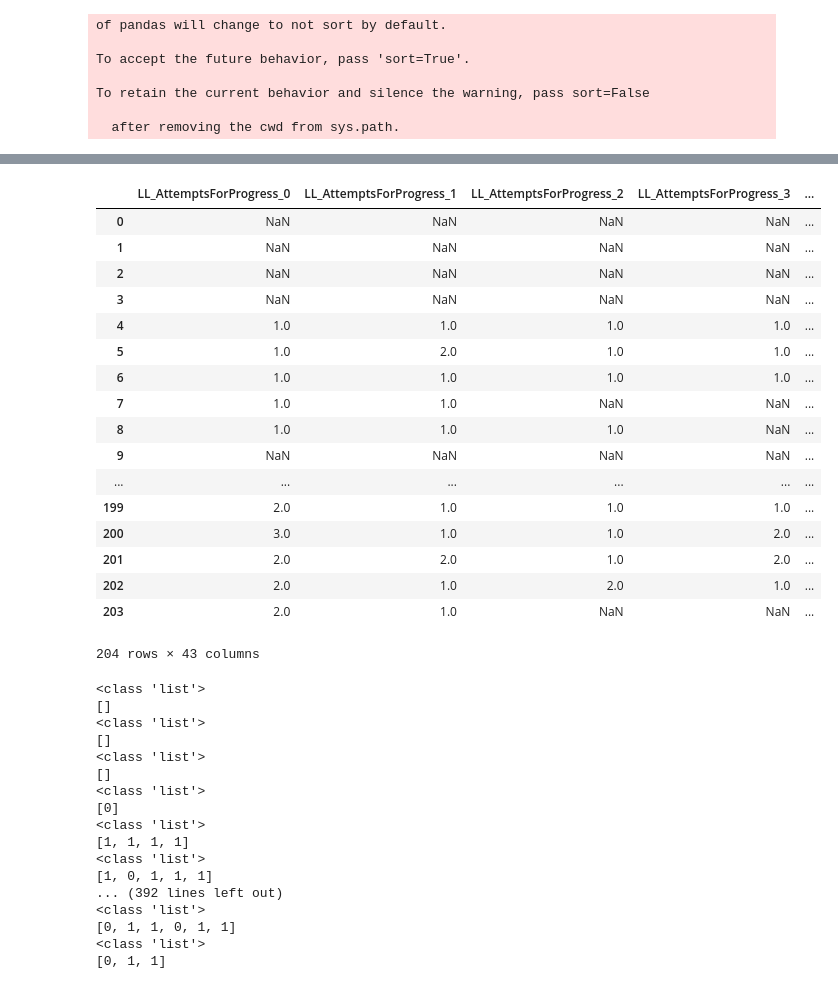
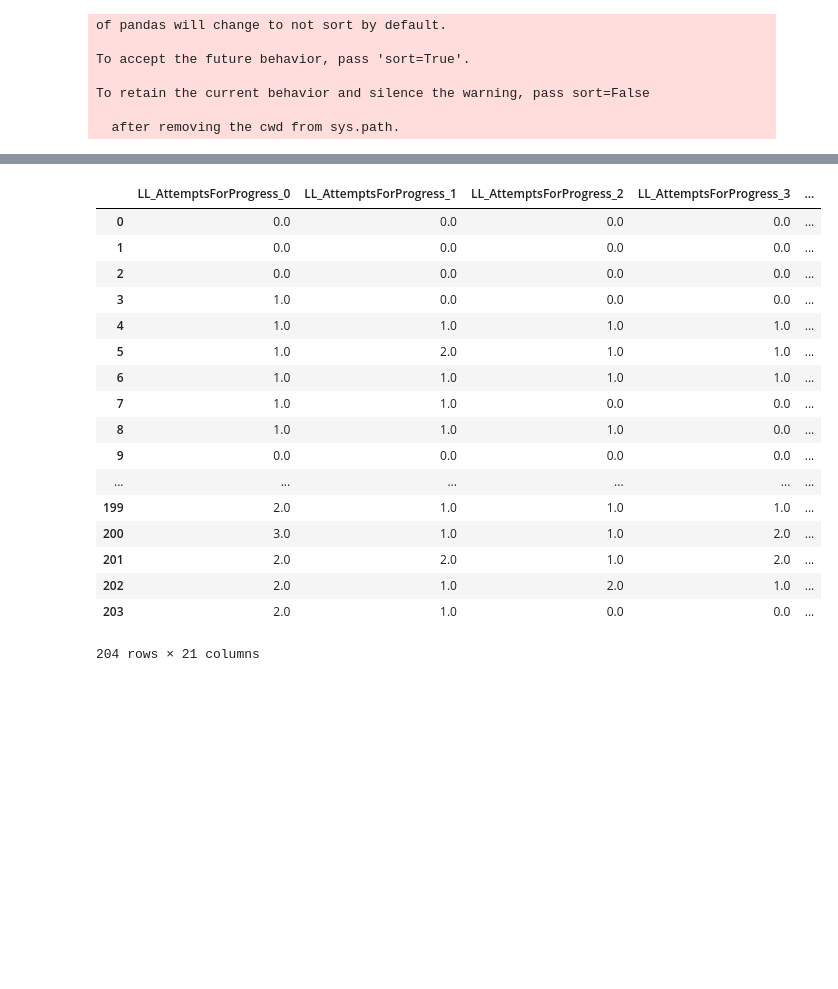
Before and after one commit to IsaiahvH/HRI-Dance-Project, a Jupyter notebook: Experiment/Analysis.ipynb, the cells around one changed output, grey strips where cells are left out. Saved outputs shown, nothing was run; the diff lists cells and outputs as text; code cells hidden in the pictures; blank space fills up the shorter version.

```diff
--- a/Experiment/Analysis.ipynb
+++ b/Experiment/Analysis.ipynb
@@ -83,50 +68 @@ Index(['LL_AttemptsForProgress_0', 'LL_AttemptsForProgress_1',
       dtype='object')
-# %%
-clean_df
-# %% [output]
-|  | LL_AttemptsForProgress_0 | LL_AttemptsForProgress_1 | LL_AttemptsForProgress_2 | LL_AttemptsForProgress_3 | ... |
-| 0 | NaN | NaN | NaN | NaN | ... |
-| 1 | NaN | NaN | NaN | NaN | ... |
-| 2 | NaN | NaN | NaN | NaN | ... |
-| 3 | NaN | NaN | NaN | NaN | ... |
-| 4 | 1.0 | 1.0 | 1.0 | 1.0 | ... |
-| 5 | 1.0 | 2.0 | 1.0 | 1.0 | ... |
-| 6 | 1.0 | 1.0 | 1.0 | 1.0 | ... |
-| 7 | 1.0 | 1.0 | NaN | NaN | ... |
-| 8 | 1.0 | 1.0 | 1.0 | NaN | ... |
-| 9 | NaN | NaN | NaN | NaN | ... |
-| ... | ... | ... | ... | ... | ... |
-| 199 | 2.0 | 1.0 | 1.0 | 1.0 | ... |
-| 200 | 3.0 | 1.0 | 1.0 | 2.0 | ... |
-| 201 | 2.0 | 2.0 | 1.0 | 2.0 | ... |
-| 202 | 2.0 | 1.0 | 2.0 | 1.0 | ... |
-| 203 | 2.0 | 1.0 | NaN | NaN | ... |
-204 rows × 43 columns
-# %%
-only_LL["LL_ProgressTrialFailedAt"].values
-# print(only_LL.iloc[0]["LL_CorrectKeyword"])
-# print(only_LL.iloc[47])
-# print(only_LL.iloc[48])
-# print(only_LL.iloc[52])
-
-for i, correct_keyword in enumerate(only_LL["LL_CorrectKeyword"]):
-    correct_keyword = ast.literal_eval(correct_keyword)  # Convert string to list
-    # Now update the LL_AttemptsForProgress_X accordingly, and also LL_ProgressTrialFailedAt
-# %% [output]
-<class 'list'>
-[]
-<class 'list'>
-[]
-<class 'list'>
-[]
-<class 'list'>
-[0]
-<class 'list'>
-[1, 1, 1, 1]
-<class 'list'>
-[1, 0, 1, 1, 1]
-... (392 lines left out)
-<class 'list'>
-[0, 1, 1, 0, 1, 1]
-<class 'list'>
-[0, 1, 1]
@@ -132,0 +98,22 @@ for i, correct_keyword in enumerate(only_LL["LL_CorrectKeyword"]):
+# %%
+# Inspect the result:
+only_LL
+# %% [output]
+|  | LL_AttemptsForProgress_0 | LL_AttemptsForProgress_1 | LL_AttemptsForProgress_2 | LL_AttemptsForProgress_3 | ... |
+| 0 | 0.0 | 0.0 | 0.0 | 0.0 | ... |
+| 1 | 0.0 | 0.0 | 0.0 | 0.0 | ... |
+| 2 | 0.0 | 0.0 | 0.0 | 0.0 | ... |
+| 3 | 1.0 | 0.0 | 0.0 | 0.0 | ... |
+| 4 | 1.0 | 1.0 | 1.0 | 1.0 | ... |
+| 5 | 1.0 | 2.0 | 1.0 | 1.0 | ... |
+| 6 | 1.0 | 1.0 | 1.0 | 1.0 | ... |
+| 7 | 1.0 | 1.0 | 0.0 | 0.0 | ... |
+| 8 | 1.0 | 1.0 | 1.0 | 0.0 | ... |
+| 9 | 0.0 | 0.0 | 0.0 | 0.0 | ... |
+| ... | ... | ... | ... | ... | ... |
+| 199 | 2.0 | 1.0 | 1.0 | 1.0 | ... |
+| 200 | 3.0 | 1.0 | 1.0 | 2.0 | ... |
+| 201 | 2.0 | 2.0 | 1.0 | 2.0 | ... |
+| 202 | 2.0 | 1.0 | 2.0 | 1.0 | ... |
+| 203 | 2.0 | 1.0 | 0.0 | 0.0 | ... |
+204 rows × 21 columns
```
Also changed, not shown: parts of 8 cells of this notebook, 2 other files.
